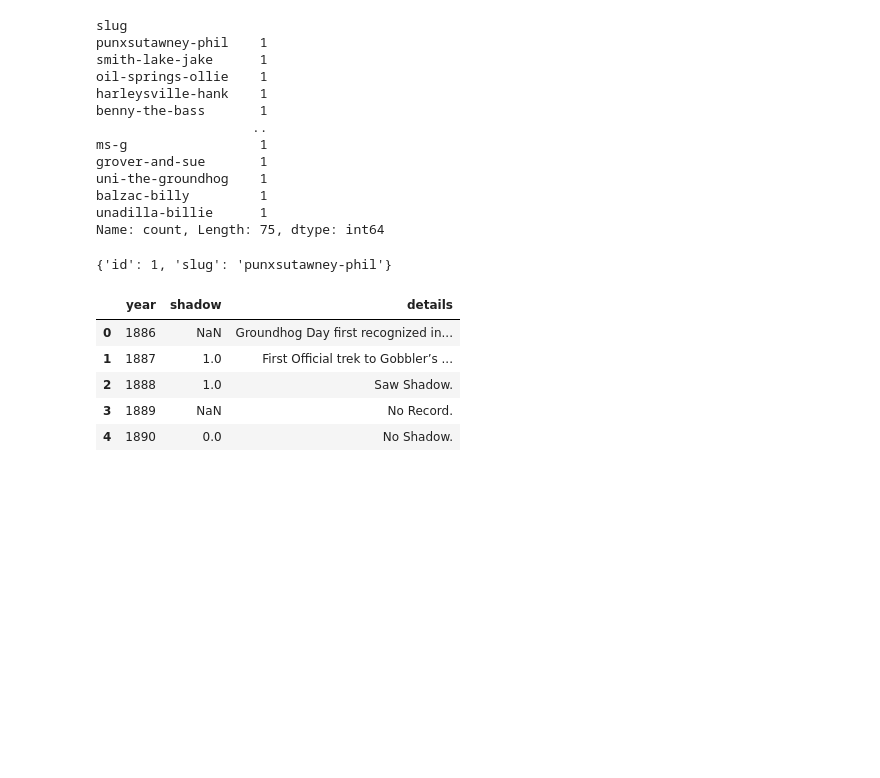
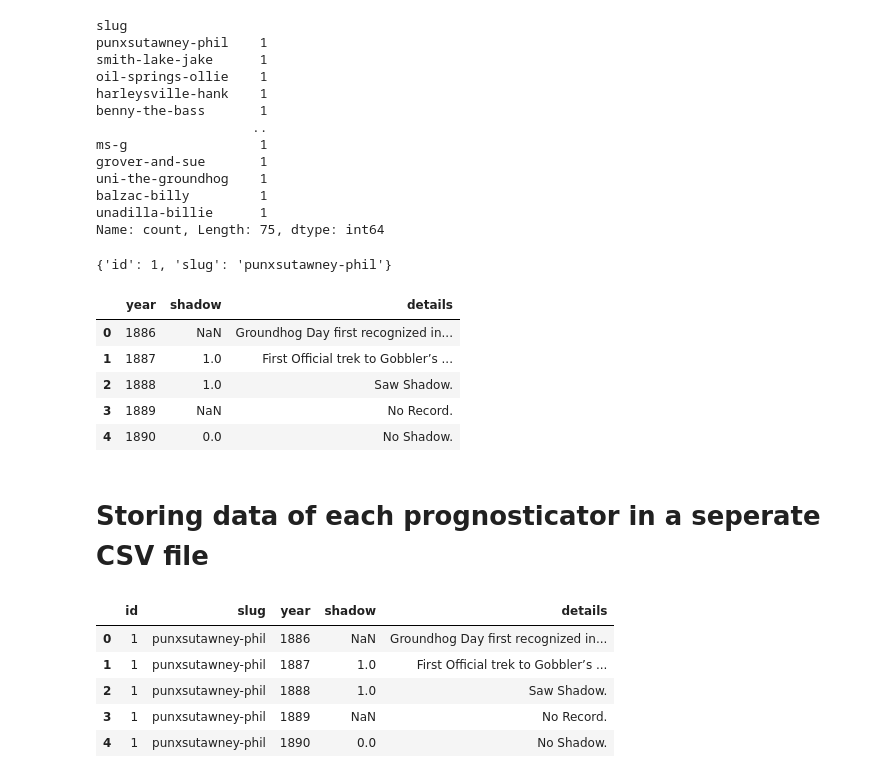
Before and after one commit to safi-alt/Groundhog-Day---Data-Science, a Jupyter notebook: GroundHogDatasetCreation.ipynb, the cells around one changed output. Drawn from its saved outputs; the diff is of its cells as text; code cells hidden in the pictures; blank space fills up the shorter version.

```diff
--- a/GroundHogDatasetCreation.ipynb
+++ b/GroundHogDatasetCreation.ipynb
@@ -171,3 +173,5 @@ df.head()
 # %%
 df.assign(**d[["id", 'slug']].to_dict())[["id","slug","year","shadow", "details"]].\
 to_csv(f'{d["slug"]}.csv',index=False)
+# %% [markdown]
+# Storing data of each prognosticator in a seperate CSV file
@@ -173,0 +188,9 @@ to_csv(f'{d["slug"]}.csv',index=False)
+# %%
+df_all.head()
+# %% [output]
+|  | id | slug | year | shadow | details |
+| 0 | 1 | punxsutawney-phil | 1886 | NaN | Groundhog Day first recognized in... |
+| 1 | 1 | punxsutawney-phil | 1887 | 1.0 | First Official trek to Gobbler’s ... |
+| 2 | 1 | punxsutawney-phil | 1888 | 1.0 | Saw Shadow. |
+| 3 | 1 | punxsutawney-phil | 1889 | NaN | No Record. |
+| 4 | 1 | punxsutawney-phil | 1890 | 0.0 | No Shadow. |
```
Also changed, not shown: parts of 9 cells of this notebook.
